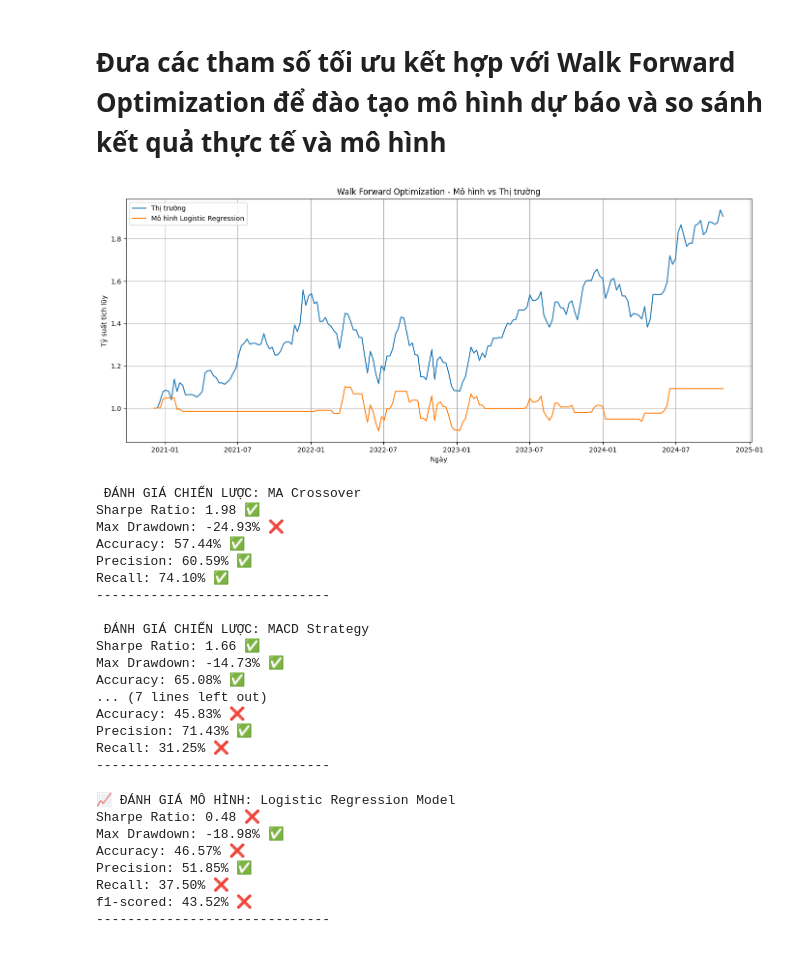
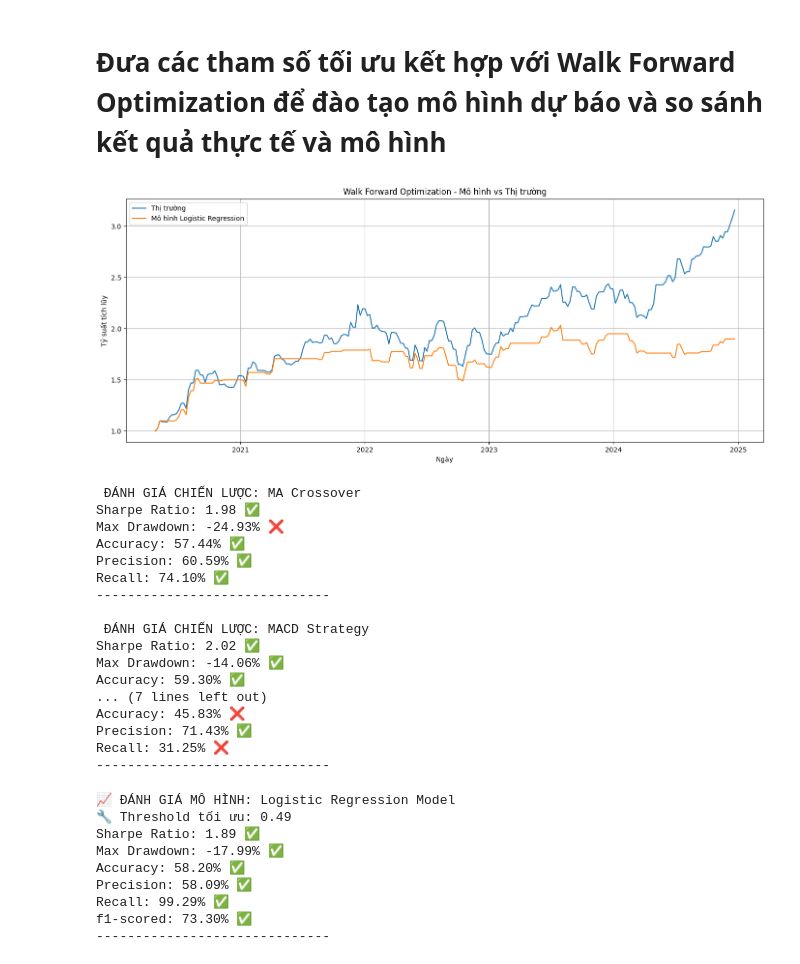
Before and after one commit to HoangKhoi1704/Temp, a Jupyter notebook: AppleStock_Analyse.ipynb, the cells around one changed output. Cells and saved outputs as stored; diff of their text form; code cells hidden in the pictures.

```diff
--- a/AppleStock_Analyse.ipynb
+++ b/AppleStock_Analyse.ipynb
@@ -196,13 +196,13 @@ df = dt[['Date', 'Volume', 'Close']]
 df.reset_index(drop=True, inplace=True)
 
 
-df['SMA3'] = df['Close'].rolling(1).mean()
+df['SMA1'] = df['Close'].rolling(1).mean()
 df['SMA20'] = df['Close'].rolling(20).mean()
 
 # Tạo tín hiệu giao dịch
 df['SMA_Signal'] = 0
-df.loc[df['SMA3'] > df['SMA20'], 'SMA_Signal'] = 1
-df.loc[df['SMA3'] < df['SMA20'], 'SMA_Signal'] = -1
+df.loc[df['SMA1'] > df['SMA20'], 'SMA_Signal'] = 1
+df.loc[df['SMA1'] < df['SMA20'], 'SMA_Signal'] = -1
 
 # Tạo cột vị thế mua/bán (Long only: 1 for Buy, 0 for Hold/Sell)
 df['Position'] = df['SMA_Signal'].shift(1)
@@ -211,14 +211,14 @@ df['Position'] = df['Position'].replace(-1, 0) # Assuming a long-only strategy
 # Tính chiến lược (lợi nhuận tiềm năng)
 df['SMA_Return'] = df['Position'] * df['Close'].pct_change()
 
-data = df[['Date', 'Volume', 'SMA_Return', 'Close', 'SMA3', 'SMA20', 'SMA_Signal', 'Position']].reset_index()
+data = df[['Date', 'Volume', 'SMA_Return', 'Close', 'SMA1', 'SMA20', 'SMA_Signal', 'Position']].reset_index()
 
 # Xóa các giá trị NaN
 df.dropna(inplace=True)
 
 # Xác định vị trí mua/bán
-df['Buy_Signal'] = (df['SMA3'] > df['SMA20']) & (df['SMA3'].shift(1) <= df['SMA20'].shift(1))
-df['Sell_Signal'] = (df['SMA3'] < df['SMA20']) & (df['SMA3'].shift(1) >= df['SMA20'].shift(1))
+df['Buy_Signal'] = (df['SMA1'] > df['SMA20']) & (df['SMA1'].shift(1) <= df['SMA20'].shift(1))
+df['Sell_Signal'] = (df['SMA1'] < df['SMA20']) & (df['SMA1'].shift(1) >= df['SMA20'].shift(1))
 buy_signals = df[df['Buy_Signal']]
 sell_signals = df[df['Sell_Signal']]
 
@@ -229,7 +229,7 @@ plt.scatter(buy_signals.Date, buy_signals['Close'], marker='^', color='green', l
 plt.scatter(sell_signals.Date, sell_signals['Close'], marker='v', color='red', label='Bán', s=100, zorder=10)
 
 plt.plot(df.Date, df['Close'], label='Close')
-plt.plot(df.Date, df['SMA3'], label='SMA3')
+plt.plot(df.Date, df['SMA1'], label='SMA1')
 plt.plot(df.Date, df['SMA20'], label='SMA20')
 
 plt.title('Moving Average Crossover Strategy')
@@ -270,7 +270,7 @@ df.reset_index(drop=True, inplace=True)
 df['EMA12'] = df['Close'].ewm(span=2, adjust=False).mean()
 df['EMA26'] = df['Close'].ewm(span=4, adjust=False).mean()
 df['MACD'] = df['EMA12'] - df['EMA26']
-df['Signal'] = df['MACD'].ewm(span=9, adjust=False).mean()
+df['Signal'] = df['MACD'].ewm(span=3, adjust=False).mean()
 
 # Tạo tín hiệu mua/bán
 df['MACD_Signal'] = 0
@@ -580,7 +580,7 @@ data.reset_index(drop=True, inplace=True)
 
 
 # Cài đặt thông số cửa sổ Walk Forward
-window_total = 60      # increased window size for more data in each fold
+window_total = 20      # increased window size for more data in each fold
 train_ratio = 0.8
 train_size = int(window_total * train_ratio)
 test_size = window_total - train_size
@@ -640,34 +640,34 @@ while start + window_total <= len(data):
 
 # Chỉ nối các DataFrame nếu danh sách results không rỗng
 if results:
     results_df = pd.concat(results)
 else:
     results_df = pd.DataFrame() # Tạo DataFrame rỗng nếu không có kết quả nào
 
 # Tổng hợp và đánh giá mô hình (Chỉ khi results_df không rỗng)
 if not results_df.empty and 'Close' in results_df.columns: # Ensure 'Close' is in results_df for cumulative returns
     accuracy = accuracy_score(results_df['Target'], results_df['Prediction'])
     precision = precision_score(results_df['Target'], results_df['Prediction'], zero_division=0)
     recall = recall_score(results_df['Target'], results_df['Prediction'], zero_division=0)
 
     # Biểu đồ kết quả
     results_df['Cumulative_Strategy'] = (1 + results_df['Strategy_Return'].fillna(0)).cumprod()
     results_df['Cumulative_Market'] = (1 + results_df['Market_Return'].fillna(0)).cumprod()
 
     plt.figure(figsize=(14, 6))
     plt.plot(results_df['Date'], results_df['Cumulative_Market'], label='Thị trường')
     plt.plot(results_df['Date'], results_df['Cumulative_Strategy'], label='Mô hình Logistic Regression')
     plt.title('Walk Forward Optimization - Mô hình vs Thị trường')
     plt.xlabel('Ngày')
     plt.ylabel('Tỷ suất tích lũy')
     plt.legend()
     plt.grid(True)
     plt.tight_layout()
     plt.show()
 else:
     print("Không có kết quả nào từ Walk Forward Optimization hoặc 'Close' column is missing in results_df.")
 # %% [output]
-[figure, old version]
+[figure, new version]
 # %%
 from sklearn.metrics import accuracy_score, precision_score, recall_score
 
@@ -734,21 +734,22 @@ Recall: 74.10% ✅
 ------------------------------
 
  ĐÁNH GIÁ CHIẾN LƯỢC: MACD Strategy
-Sharpe Ratio: 1.66 ✅
-Max Drawdown: -14.73% ✅
-Accuracy: 65.08% ✅
+Sharpe Ratio: 2.02 ✅
+Max Drawdown: -14.06% ✅
+Accuracy: 59.30% ✅
 ... (7 lines left out)
 Accuracy: 45.83% ❌
 Precision: 71.43% ✅
 Recall: 31.25% ❌
 ------------------------------
 # %%
-# Tính toán và đánh giá mô hình Logistic Regression
-# Using the results_df from the Walk Forward test for evaluation
+from sklearn.metrics import accuracy_score, precision_score, recall_score, f1_score
+
+# Tên mô hình
 strategy_name_lr = "Logistic Regression Model"
-returns_lr = results_df['Strategy_Return'].fillna(0)
 
 # === Sharpe Ratio ===
+returns_lr = results_df['Strategy_Return'].fillna(0)
 if returns_lr.std() == 0:
     sharpe_ratio_lr = np.nan
 else:
@@ -760,13 +761,30 @@ roll_max_lr = cumulative_lr.cummax()
 drawdown_lr = cumulative_lr / roll_max_lr - 1
 max_drawdown_lr = drawdown_lr.min()
 
-# Classification metrics are already calculated during the Walk Forward loop
-acc_lr = accuracy_score(results_df['Target'], results_df['Prediction'])
-prec_lr = precision_score(results_df['Target'], results_df['Prediction'], zero_division=0)
-rec_lr = recall_score(results_df['Target'], results_df['Prediction'], zero_division=0)
-f1 = f1_score(results_df['Target'], results_df['Prediction'])
+# === Tối ưu threshold theo xác suất dự đoán ===
+# Giả sử kết quả xác suất được lưu trong cột 'Prob_Up' trong results_df
+thresholds = np.arange(0.1, 0.9, 0.01)
+best_f1 = 0
+best_threshold = 0.5
+for t in thresholds:
+    preds = (results_df['Prob_Up'] >= t).astype(int)
+    f1 = f1_score(results_df['Target'], preds, zero_division=0) # Add zero_division=0
+    if f1 > best_f1:
+        best_f1 = f1
+        best_threshold = t
 
+# === Dự đoán lại với threshold tối ưu ===
+results_df['Prediction_Thresholded'] = (results_df['Prob_Up'] >= best_threshold).astype(int)
+
+# === Đánh giá lại mô hình ===
+acc_lr = accuracy_score(results_df['Target'], results_df['Prediction_Thresholded'])
+prec_lr = precision_score(results_df['Target'], results_df['Prediction_Thresholded'], zero_division=0)
+rec_lr = recall_score(results_df['Target'], results_df['Prediction_Thresholded'], zero_division=0)
+f1 = f1_score(results_df['Target'], results_df['Prediction_Thresholded'], zero_division=0) # Add zero_division=0
+
+# === In kết quả ===
 print(f"\n📈 ĐÁNH GIÁ MÔ HÌNH: {strategy_name_lr}")
+print(f"🔧 Threshold tối ưu: {best_threshold:.2f}")
 print(f"Sharpe Ratio: {sharpe_ratio_lr:.2f} {'✅' if sharpe_ratio_lr > 1 else '❌'}")
 print(f"Max Drawdown: {max_drawdown_lr:.2%} {'✅' if max_drawdown_lr > -0.20 else '❌'}")
 print(f"Accuracy: {acc_lr:.2%} {'✅' if acc_lr > 0.5 else '❌'}")
@@ -776,10 +794,11 @@ print(f"f1-scored: {f1:.2%} {'✅' if f1 > 0.6 else '❌'}")
 print("-" * 30)
 # %% [output]
 📈 ĐÁNH GIÁ MÔ HÌNH: Logistic Regression Model
-Sharpe Ratio: 0.48 ❌
-Max Drawdown: -18.98% ✅
-Accuracy: 46.57% ❌
-Precision: 51.85% ✅
-Recall: 37.50% ❌
-f1-scored: 43.52% ❌
+🔧 Threshold tối ưu: 0.49
+Sharpe Ratio: 1.89 ✅
+Max Drawdown: -17.99% ✅
+Accuracy: 58.20% ✅
+Precision: 58.09% ✅
+Recall: 99.29% ✅
+f1-scored: 73.30% ✅
 ------------------------------
```
Also changed, not shown: parts of 13 cells of this notebook.
